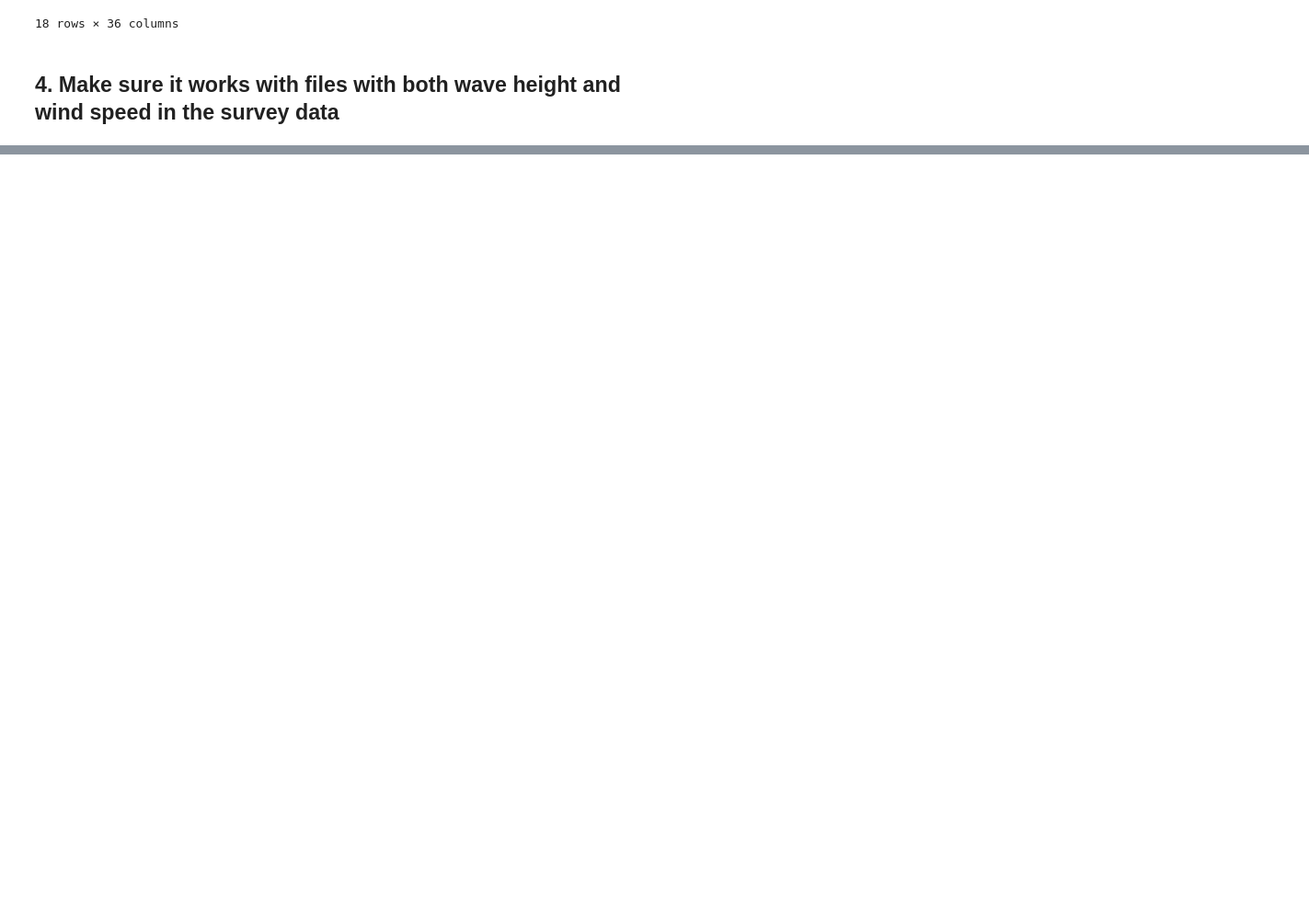
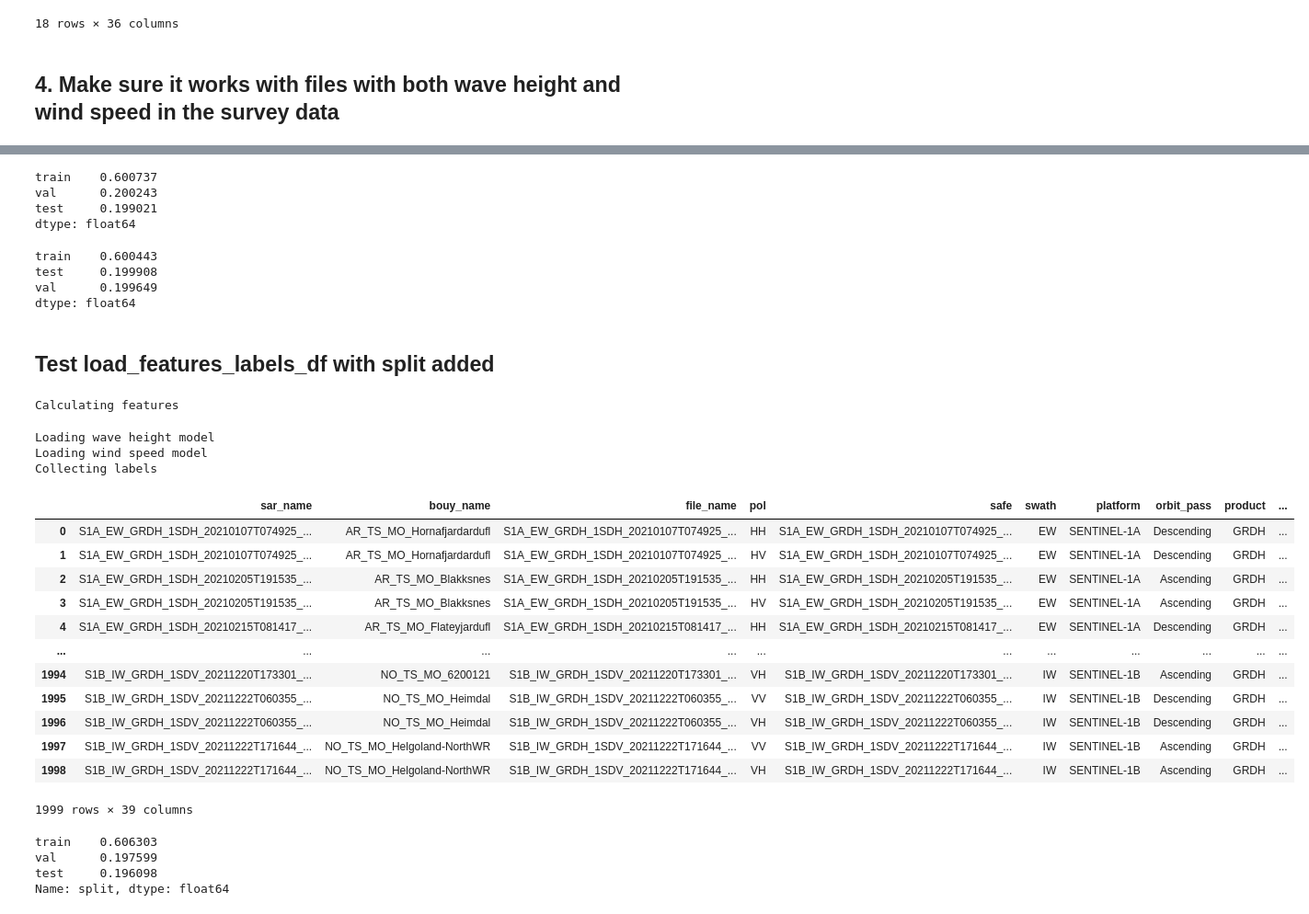
Before and after one commit to SEE-GEO/sarssw, a Jupyter notebook: pipeline/test_sar_dataset_loader.ipynb, the cells around one changed output, grey strips where cells are left out. Shown: that part at 92% size. Saved outputs shown, nothing was run; the diff lists cells and outputs as text; code cells hidden in the pictures; blank space fills up the shorter version.

```diff
--- a/pipeline/test_sar_dataset_loader.ipynb
+++ b/pipeline/test_sar_dataset_loader.ipynb
@@ -124,0 +209,63 @@ Collecting labels
+# %%
+reload(sar_dataset_loader)
+
+pd.Series([sar_dataset_loader.hash_split(fn, prob_list=[6, 2, 2], seed_string="a") for fn in fl_df['file_name'].unique()]).value_counts(normalize=True)
+# %% [output]
+train    0.600737
+val      0.200243
+test     0.199021
+dtype: float64
+# %%
+reload(sar_dataset_loader)
+
+pd.Series([sar_dataset_loader.hash_split(fn, prob_list=[6, 2, 2], seed_string="") for fn in fl_df['file_name'].unique()]).value_counts(normalize=True)
+# %% [output]
+train    0.600443
+test     0.199908
+val      0.199649
+dtype: float64
+# %% [markdown]
+## Test load_features_labels_df with split added
+# %%
+reload(sar_dataset_loader)
+
+#Bouy survey and model paths
+bouy_survey_fn = '../bouy_survey/1h_survey/result_df'
+swh_model_fn = '/data/exjobb/sarssw/model/2021_swh_era5_world_wide.nc'
+wspd_model_fn = '/data/exjobb/sarssw/model/WIND_GLO_PHY_global/all.nc'
+
+#Sar image dir
+sar_dir = '/data/exjobb/sarssw/sar_dataset/'
+all_sar_images = os.listdir(sar_dir)
+all_sar_paths = [os.path.join(sar_dir, f) for f in all_sar_images[:1000]]
+
+#Svc file for homogenity test
+svc_file = './homogenity_svc.pkl'
+
+dataset_df = sar_dataset_loader.load_features_labels_df(all_sar_paths, svc_file, bouy_survey_fn, swh_model_fn, wspd_model_fn)
+display(dataset_df)
+# %% [output]
+Calculating features
+Loading wave height model
+Loading wind speed model
+Collecting labels
+|  | sar_name | bouy_name | file_name | pol | safe | swath | platform | orbit_pass | product | ... |
+| 0 | S1A_EW_GRDH_1SDH_20210107T074925_... | AR_TS_MO_Hornafjardardufl | S1A_EW_GRDH_1SDH_20210107T074925_... | HH | S1A_EW_GRDH_1SDH_20210107T074925_... | EW | SENTINEL-1A | Descending | GRDH | ... |
+| 1 | S1A_EW_GRDH_1SDH_20210107T074925_... | AR_TS_MO_Hornafjardardufl | S1A_EW_GRDH_1SDH_20210107T074925_... | HV | S1A_EW_GRDH_1SDH_20210107T074925_... | EW | SENTINEL-1A | Descending | GRDH | ... |
+| 2 | S1A_EW_GRDH_1SDH_20210205T191535_... | AR_TS_MO_Blakksnes | S1A_EW_GRDH_1SDH_20210205T191535_... | HH | S1A_EW_GRDH_1SDH_20210205T191535_... | EW | SENTINEL-1A | Ascending | GRDH | ... |
+| 3 | S1A_EW_GRDH_1SDH_20210205T191535_... | AR_TS_MO_Blakksnes | S1A_EW_GRDH_1SDH_20210205T191535_... | HV | S1A_EW_GRDH_1SDH_20210205T191535_... | EW | SENTINEL-1A | Ascending | GRDH | ... |
+| 4 | S1A_EW_GRDH_1SDH_20210215T081417_... | AR_TS_MO_Flateyjardufl | S1A_EW_GRDH_1SDH_20210215T081417_... | HH | S1A_EW_GRDH_1SDH_20210215T081417_... | EW | SENTINEL-1A | Descending | GRDH | ... |
+| ... | ... | ... | ... | ... | ... | ... | ... | ... | ... | ... |
+| 1994 | S1B_IW_GRDH_1SDV_20211220T173301_... | NO_TS_MO_6200121 | S1B_IW_GRDH_1SDV_20211220T173301_... | VH | S1B_IW_GRDH_1SDV_20211220T173301_... | IW | SENTINEL-1B | Ascending | GRDH | ... |
+| 1995 | S1B_IW_GRDH_1SDV_20211222T060355_... | NO_TS_MO_Heimdal | S1B_IW_GRDH_1SDV_20211222T060355_... | VV | S1B_IW_GRDH_1SDV_20211222T060355_... | IW | SENTINEL-1B | Descending | GRDH | ... |
+| 1996 | S1B_IW_GRDH_1SDV_20211222T060355_... | NO_TS_MO_Heimdal | S1B_IW_GRDH_1SDV_20211222T060355_... | VH | S1B_IW_GRDH_1SDV_20211222T060355_... | IW | SENTINEL-1B | Descending | GRDH | ... |
+| 1997 | S1B_IW_GRDH_1SDV_20211222T171644_... | NO_TS_MO_Helgoland-NorthWR | S1B_IW_GRDH_1SDV_20211222T171644_... | VV | S1B_IW_GRDH_1SDV_20211222T171644_... | IW | SENTINEL-1B | Ascending | GRDH | ... |
+| 1998 | S1B_IW_GRDH_1SDV_20211222T171644_... | NO_TS_MO_Helgoland-NorthWR | S1B_IW_GRDH_1SDV_20211222T171644_... | VH | S1B_IW_GRDH_1SDV_20211222T171644_... | IW | SENTINEL-1B | Ascending | GRDH | ... |
+1999 rows × 39 columns
+# %%
+dataset_df['split'].value_counts(normalize=True)
+# %% [output]
+train    0.606303
+val      0.197599
+test     0.196098
+Name: split, dtype: float64
```
Also changed, not shown: parts of 12 cells of this notebook, 1 other file.
